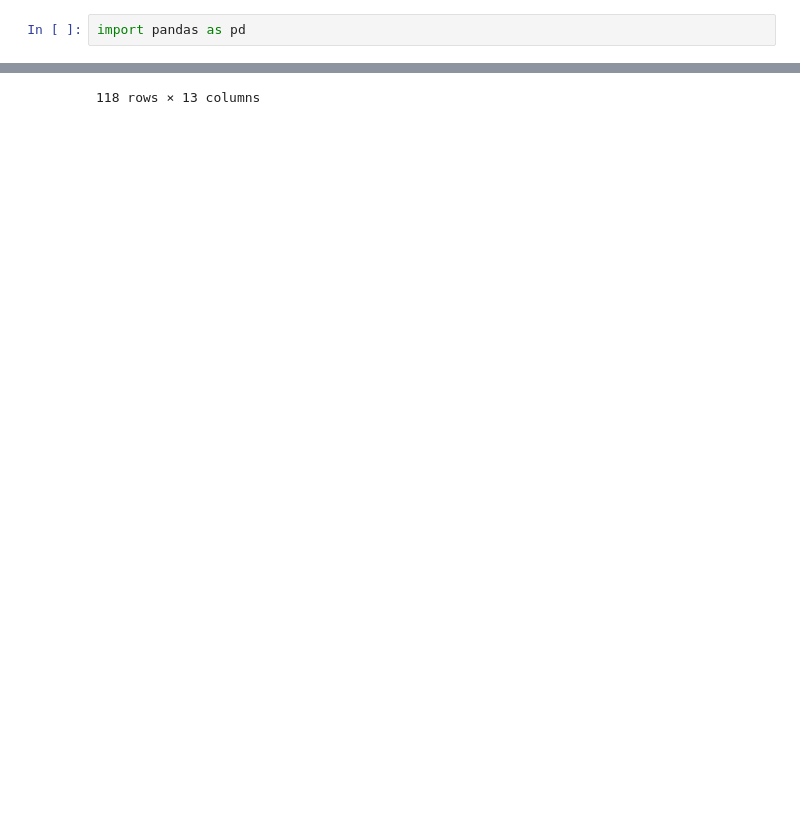
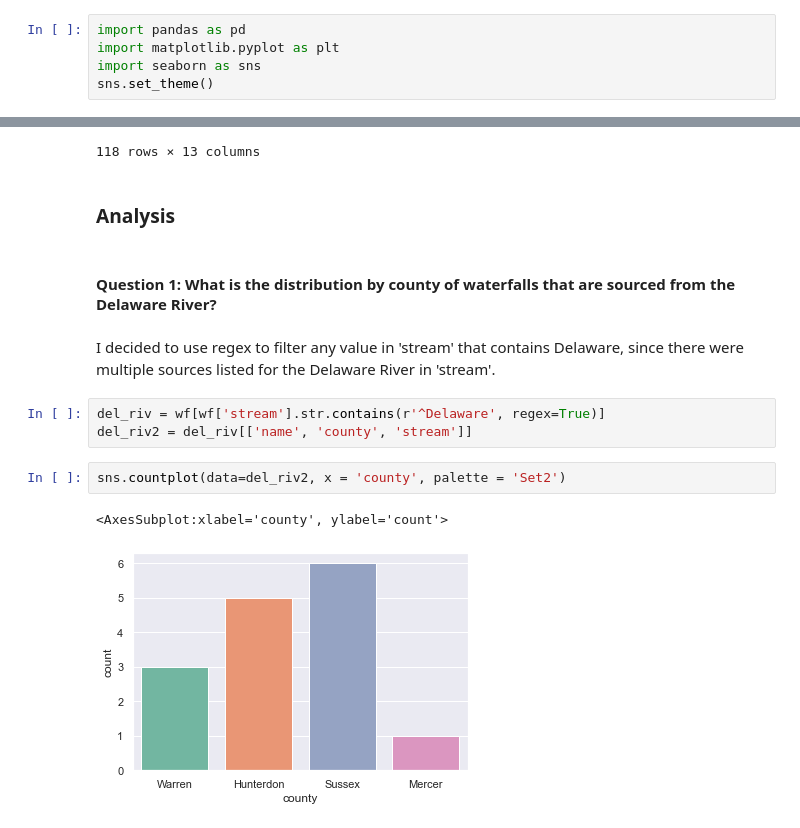
Before and after one commit to elizt0111/Project-Final, a Jupyter notebook: ProjFinal.ipynb, the cells around one changed output, grey strips where cells are left out. Cells and saved outputs as stored; diff of their text form; blank space fills up the shorter version.

```diff
--- a/ProjFinal.ipynb
+++ b/ProjFinal.ipynb
@@ -8,6 +8,9 @@ In this project, I will analyze waterfalls in New Jersey.
 ### Set Up
 # %%
 import pandas as pd
+import matplotlib.pyplot as plt
+import seaborn as sns
+sns.set_theme()
 # %%
 df = "waterfalls.csv"
 wf = pd.read_csv(df)
@@ -218,3 +221,17 @@ wf
 | 116 | 117 | Wetumpka Falls | NaN | Watchung Borough | Union | Cascade |  | 20.00 | 9.00 | Public | ... |
 | 117 | 118 | Wyanokie Falls | NaN | Bloomingdale Borough | Passaic | Multi-step waterfall | Cascade | 31.50 | 15.00 | Public | ... |
 118 rows × 13 columns
+# %% [markdown]
+### Analysis
+# %% [markdown]
+#### Question 1: What is the distribution by county of waterfalls that are sourced from the Delaware River?
+# %% [markdown]
+I decided to use regex to filter any value in 'stream' that contains Delaware, since there were multiple sources listed for the Delaware River in 'stream'.
+# %%
+del_riv = wf[wf['stream'].str.contains(r'^Delaware', regex=True)]
+del_riv2 = del_riv[['name', 'county', 'stream']]
+# %%
+sns.countplot(data=del_riv2, x = 'county', palette = 'Set2')
+# %% [output]
+<AxesSubplot:xlabel='county', ylabel='count'>
+[figure, added]
```
Also changed, not shown: parts of 17 cells of this notebook.
